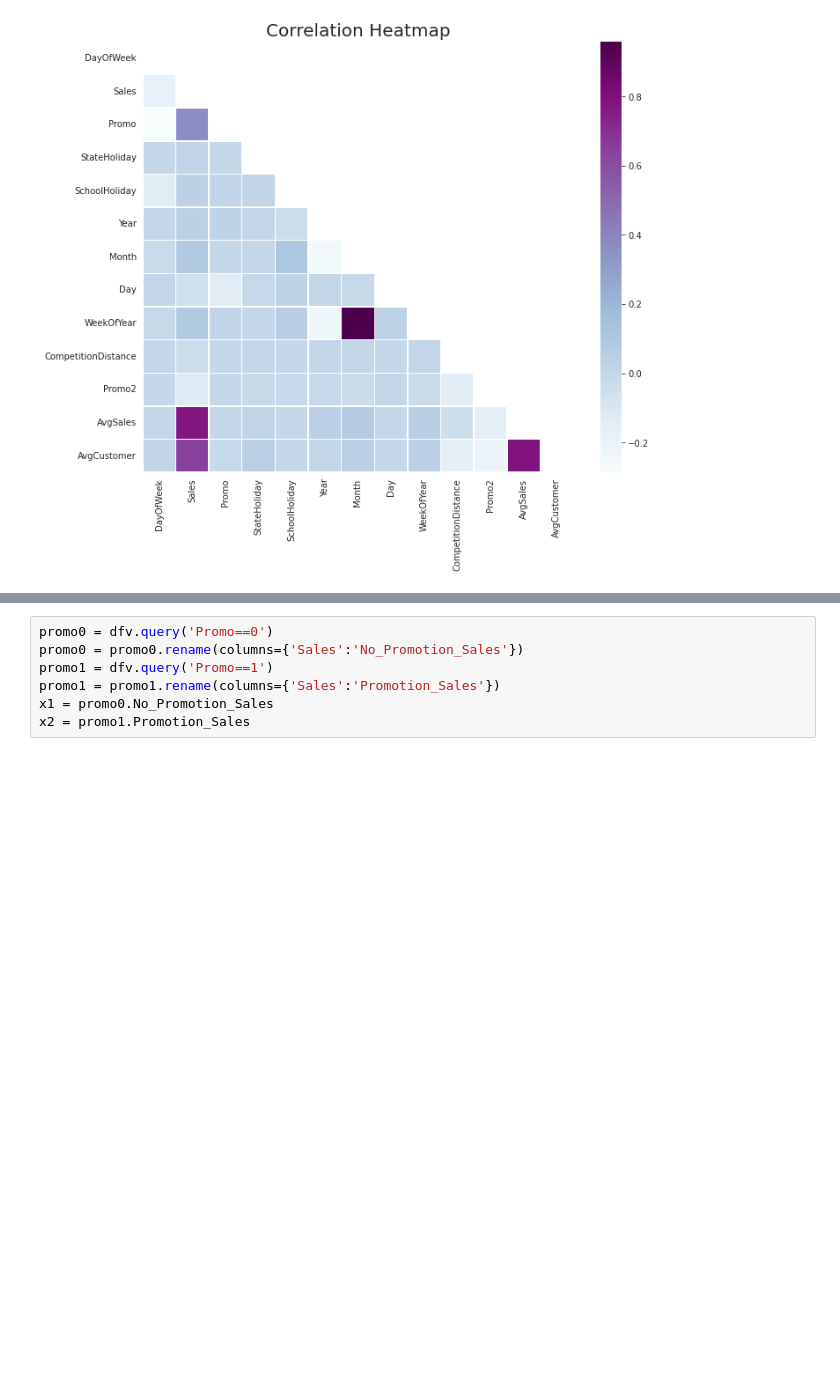
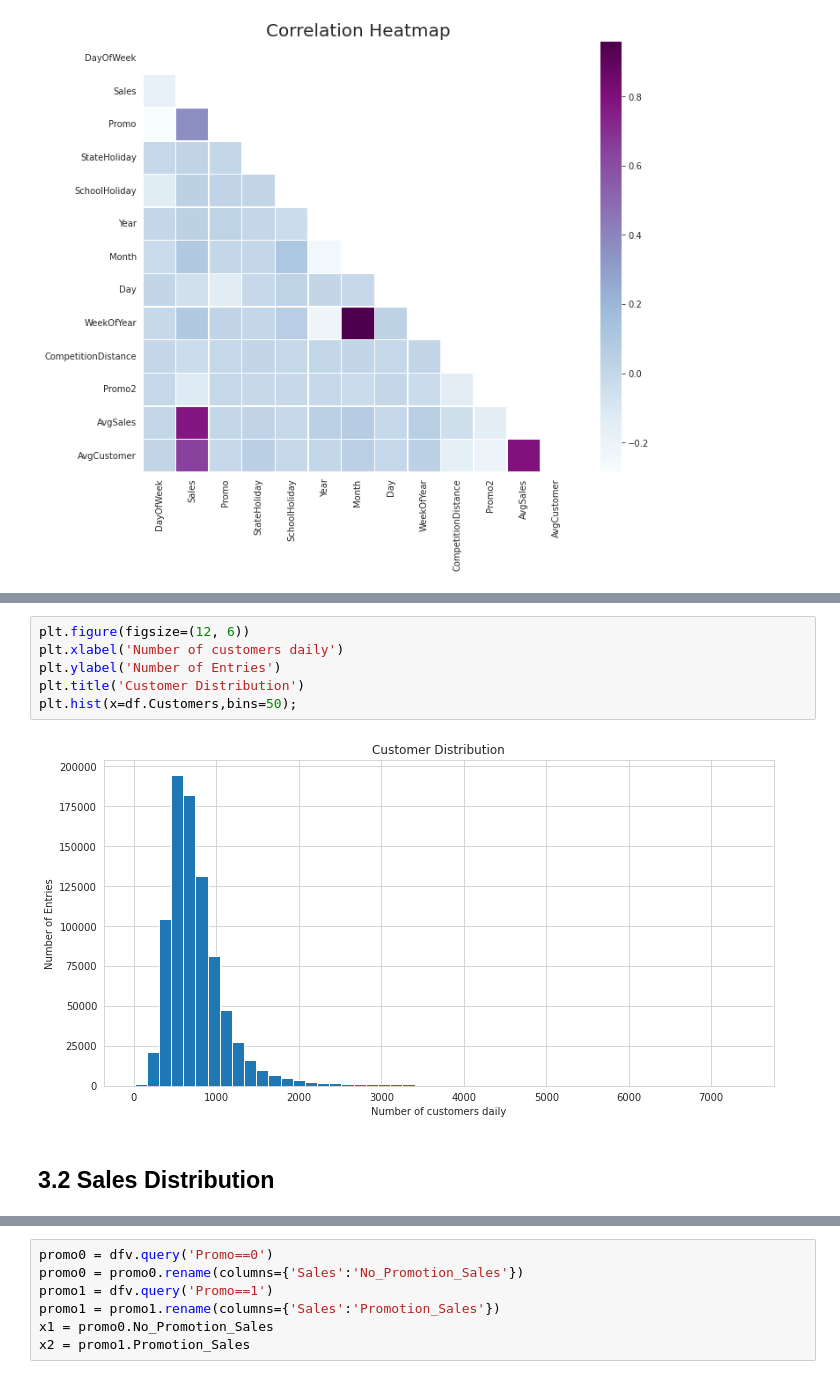
Before and after one commit to Mayank0195/Capstone_Project_ML_Regression_Retail_Sales_Prediction, a Jupyter notebook: Rossmann_Sales_Prediction.ipynb, the cells around one changed output, grey strips where cells are left out. Saved outputs shown, nothing was run; the diff lists cells and outputs as text; blank space fills up the shorter version.

```diff
--- a/Rossmann_Sales_Prediction.ipynb
+++ b/Rossmann_Sales_Prediction.ipynb
@@ -380,0 +397,10 @@ Text(0.5, 1.0, 'Correlation Heatmap')
+# %%
+plt.figure(figsize=(12, 6))
+plt.xlabel('Number of customers daily')
+plt.ylabel('Number of Entries')
+plt.title('Customer Distribution')
+plt.hist(x=df.Customers,bins=50);
+# %% [output]
+[figure, added]
+# %% [markdown]
+## **3.2 Sales Distribution**
```
Also changed, not shown: parts of 52 cells of this notebook.
